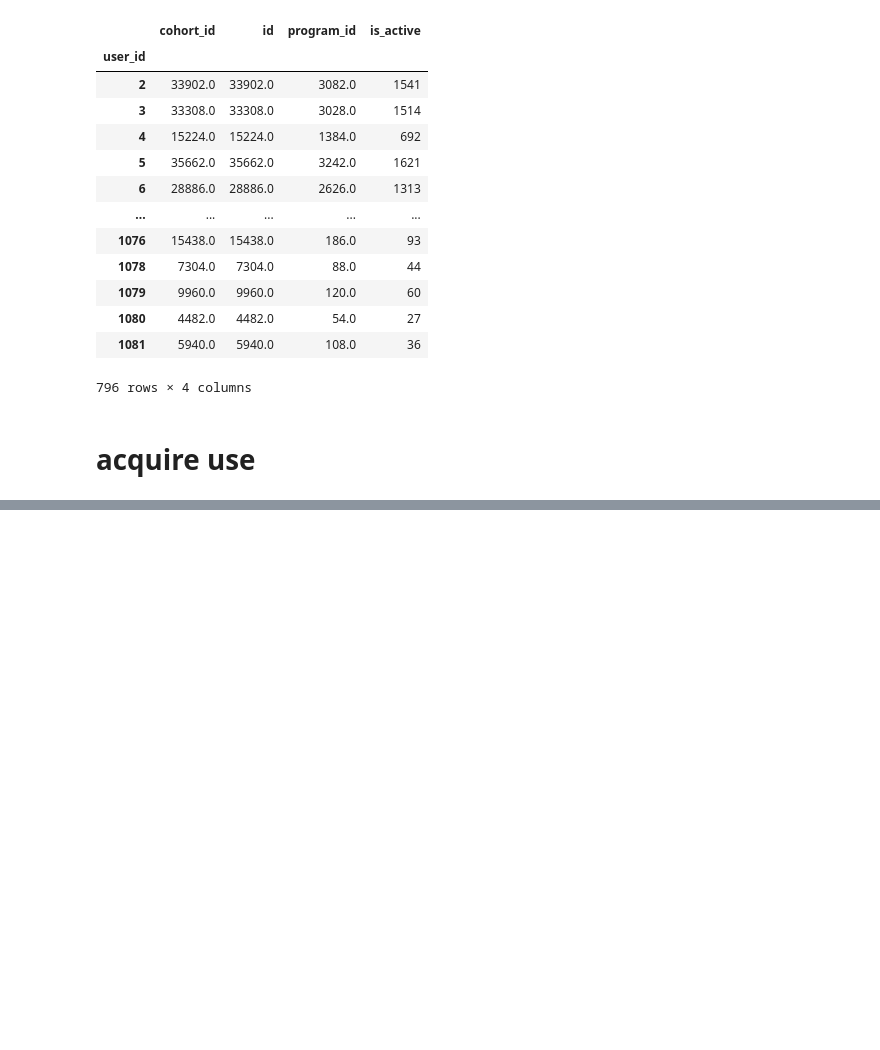
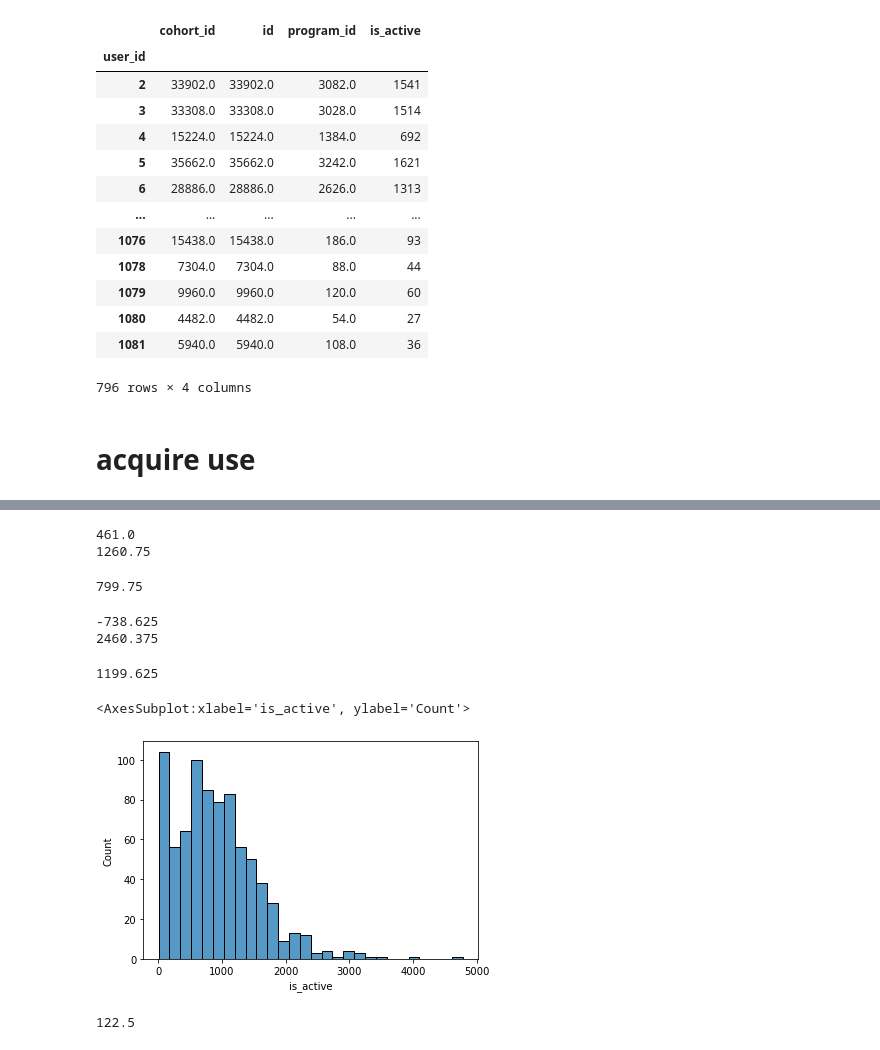
Before and after one commit to Florence-Team-8/anomaly-detection-project, a Jupyter notebook: parkers_workbook.ipynb, the cells around one changed output, grey strips where cells are left out. Drawn from its saved outputs; the diff is of its cells as text; code cells hidden in the pictures; blank space fills up the shorter version.

```diff
--- a/parkers_workbook.ipynb
+++ b/parkers_workbook.ipynb
@@ -519,0 +609,34 @@ log_df = acquire.get_joined_curriculum_data()
+# %%
+q1 = active_counts.is_active.quantile(0.25)
+q3 = active_counts.is_active.quantile(0.75)
+print(q1)
+print(q3)
+# %% [output]
+461.0
+1260.75
+# %%
+ # then calculate iqr to calculate the upper/lower bounds
+iqr = q3 - q1
+print(iqr)
+# %% [output]
+799.75
+# %%
+multiplier = 1.5
+print(round(q1 -(multiplier * iqr), 3))
+print(round(q3 +(multiplier * iqr), 3))
+# %% [output]
+-738.625
+2460.375
+# %%
+1.5 * iqr
+# %% [output]
+1199.625
+# %%
+sns.histplot(active_counts.is_active)
+# %% [output]
+<AxesSubplot:xlabel='is_active', ylabel='Count'>
+[figure, added]
+# %%
+active_counts.is_active.quantile(0.1)
+# %% [output]
+122.5
```
Also changed, not shown: parts of 52 cells of this notebook, 1 other file.
